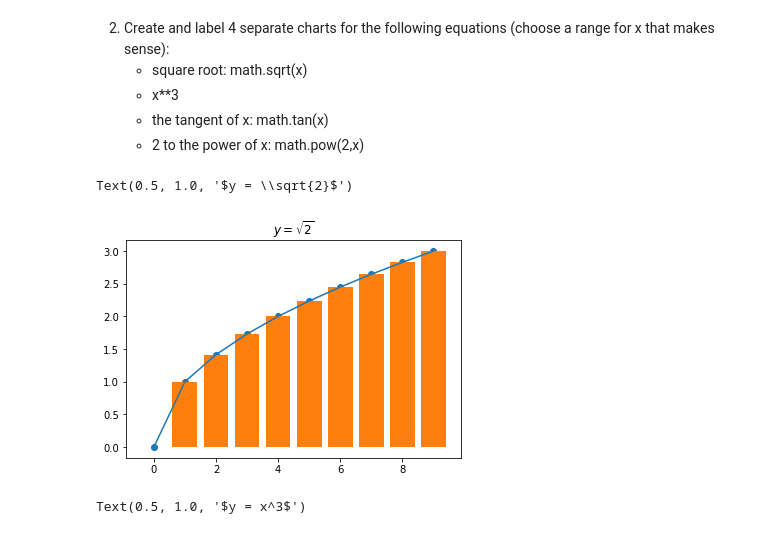
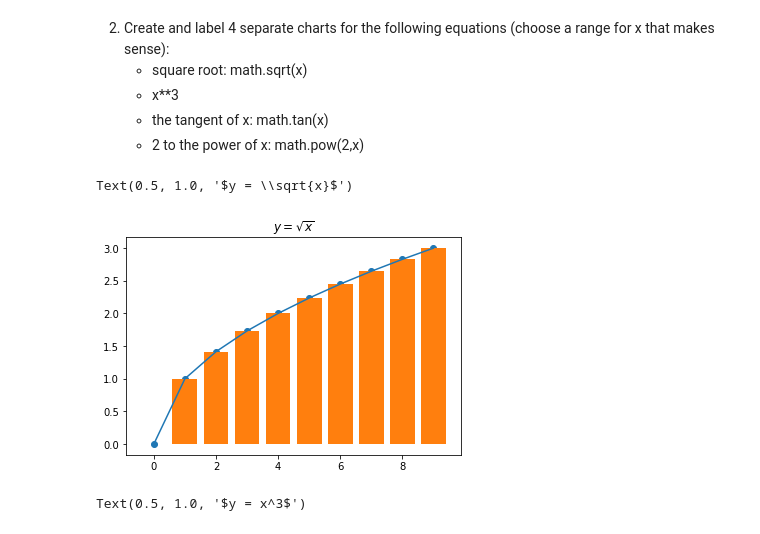
Before and after one commit to Yongliang-Shi/numpy-pandas-visualization-exercises, a Jupyter notebook: matplotlib_exercises.ipynb, the cells around one changed output. Drawn from its saved outputs; the diff is of its cells as text; code cells hidden in the pictures.

```diff
--- a/matplotlib_exercises.ipynb
+++ b/matplotlib_exercises.ipynb
@@ -41,14 +41,19 @@ Text(-0.3, 15, 'the orgin')
 # %%
 import math
 
+# range of x: cann't be less then 0
 x1 = range(10)
-y1 = [math.sqrt(i) for i in x1]
+
+# generate y
+y1 = [math.sqrt(i) for i in x1] # Review: for simplicity, sqrt() by itself i enough.
 
 plt.scatter(x1,y1)
 plt.plot(x1,y1)
 plt.bar(x1,y1)
-plt.title(r"$y = \sqrt{2}$")
+plt.title(r"$y = \sqrt{x}$")
+
+# Review: add x and y labels
 # %% [output]
-Text(0.5, 1.0, '$y = \\sqrt{2}$')
+Text(0.5, 1.0, '$y = \\sqrt{x}$')
-[figure, old version]
+[figure, new version]
 # %%
```
Also changed, not shown: parts of 7 cells of this notebook.
